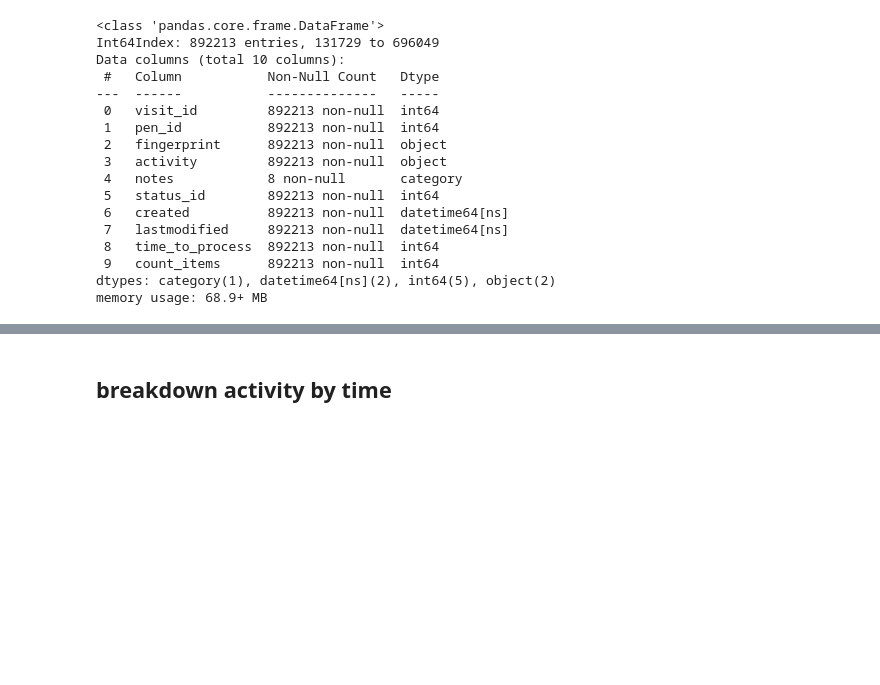
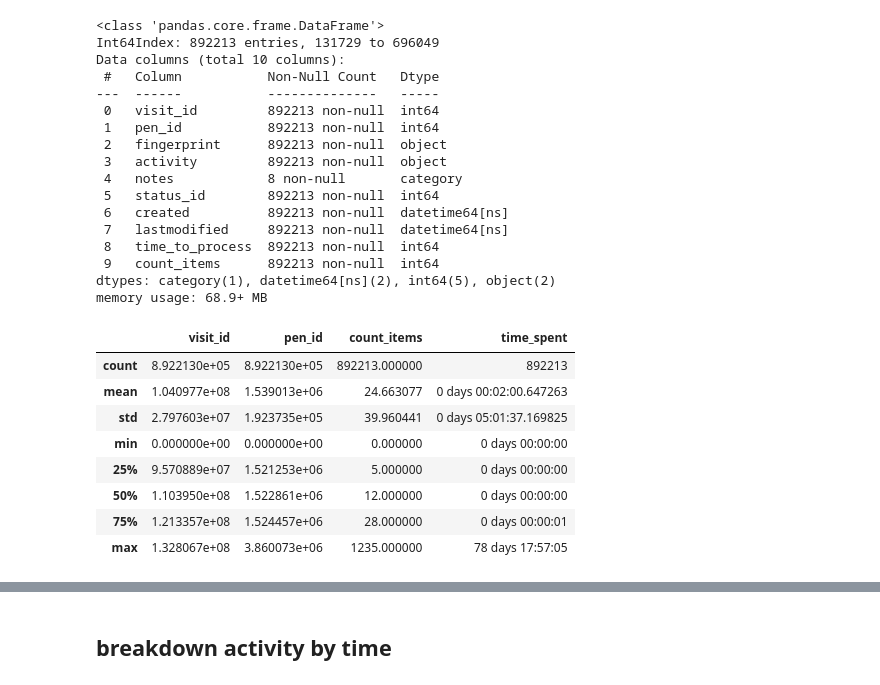
Before and after one commit to ShirinStar/Pen_Data_Dictionary, a Jupyter notebook: data/Pens Activity overview.ipynb, the cells around one changed output, grey strips where cells are left out. Cells and saved outputs as stored; diff of their text form; code cells hidden in the pictures; blank space fills up the shorter version.

```diff
--- a/data/Pens Activity overview.ipynb
+++ b/data/Pens Activity overview.ipynb
@@ -54,3 +57,16 @@ Data columns (total 10 columns):
  9   count_items      892213 non-null  int64
 dtypes: category(1), datetime64[ns](2), int64(5), object(2)
 memory usage: 68.9+ MB
+# %%
+pensActivity.describe()
+#count is a total of NAN missing rows
+# %% [output]
+|  | visit_id | pen_id | count_items | time_spent |
+| count | 8.922130e+05 | 8.922130e+05 | 892213.000000 | 892213 |
+| mean | 1.040977e+08 | 1.539013e+06 | 24.663077 | 0 days 00:02:00.647263 |
+| std | 2.797603e+07 | 1.923735e+05 | 39.960441 | 0 days 05:01:37.169825 |
+| min | 0.000000e+00 | 0.000000e+00 | 0.000000 | 0 days 00:00:00 |
+| 25% | 9.570889e+07 | 1.521253e+06 | 5.000000 | 0 days 00:00:00 |
+| 50% | 1.103950e+08 | 1.522861e+06 | 12.000000 | 0 days 00:00:00 |
+| 75% | 1.213357e+08 | 1.524457e+06 | 28.000000 | 0 days 00:00:01 |
+| max | 1.328067e+08 | 3.860073e+06 | 1235.000000 | 78 days 17:57:05 |
```
Also changed, not shown: parts of 25 cells of this notebook, 2 other files.
